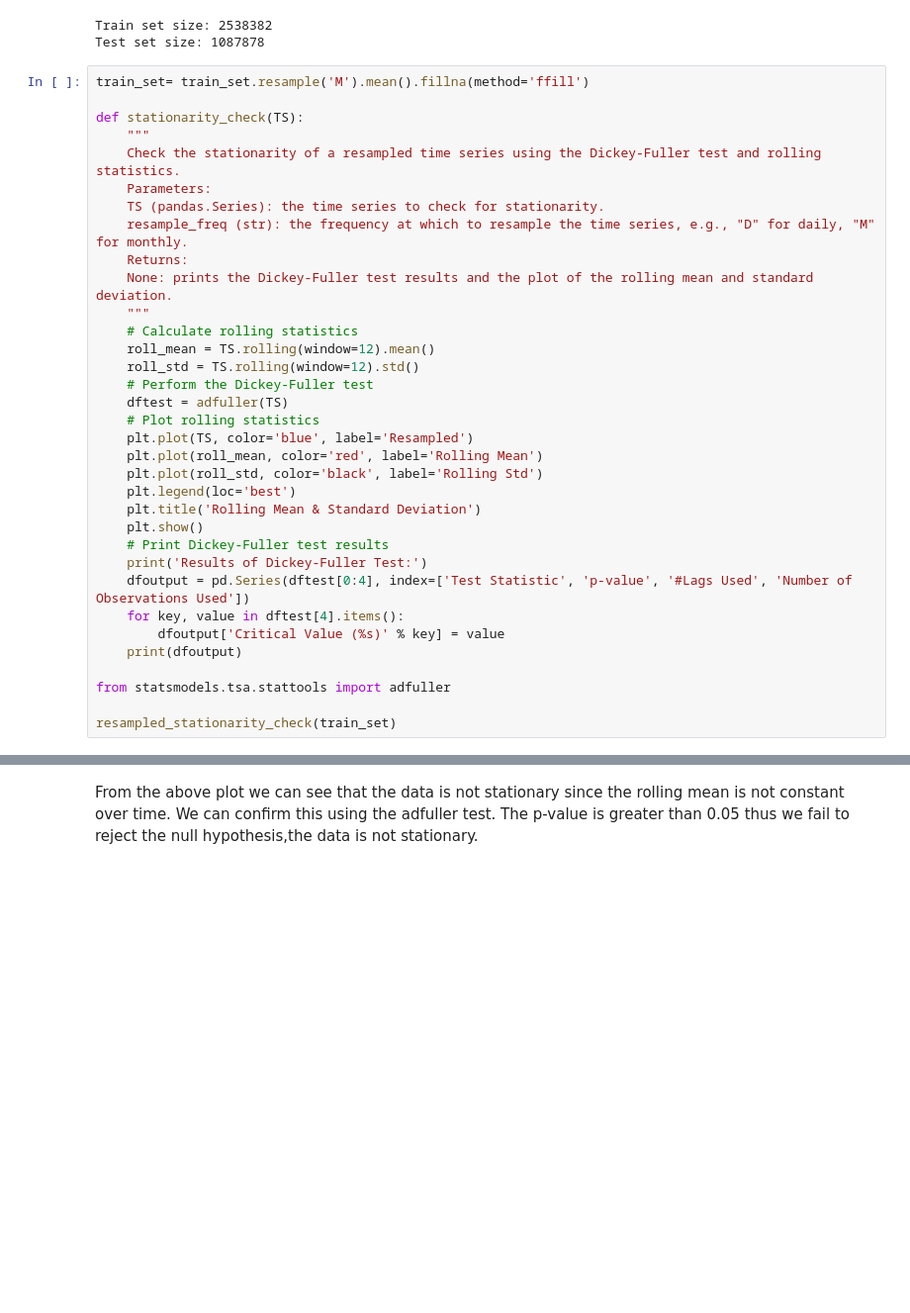
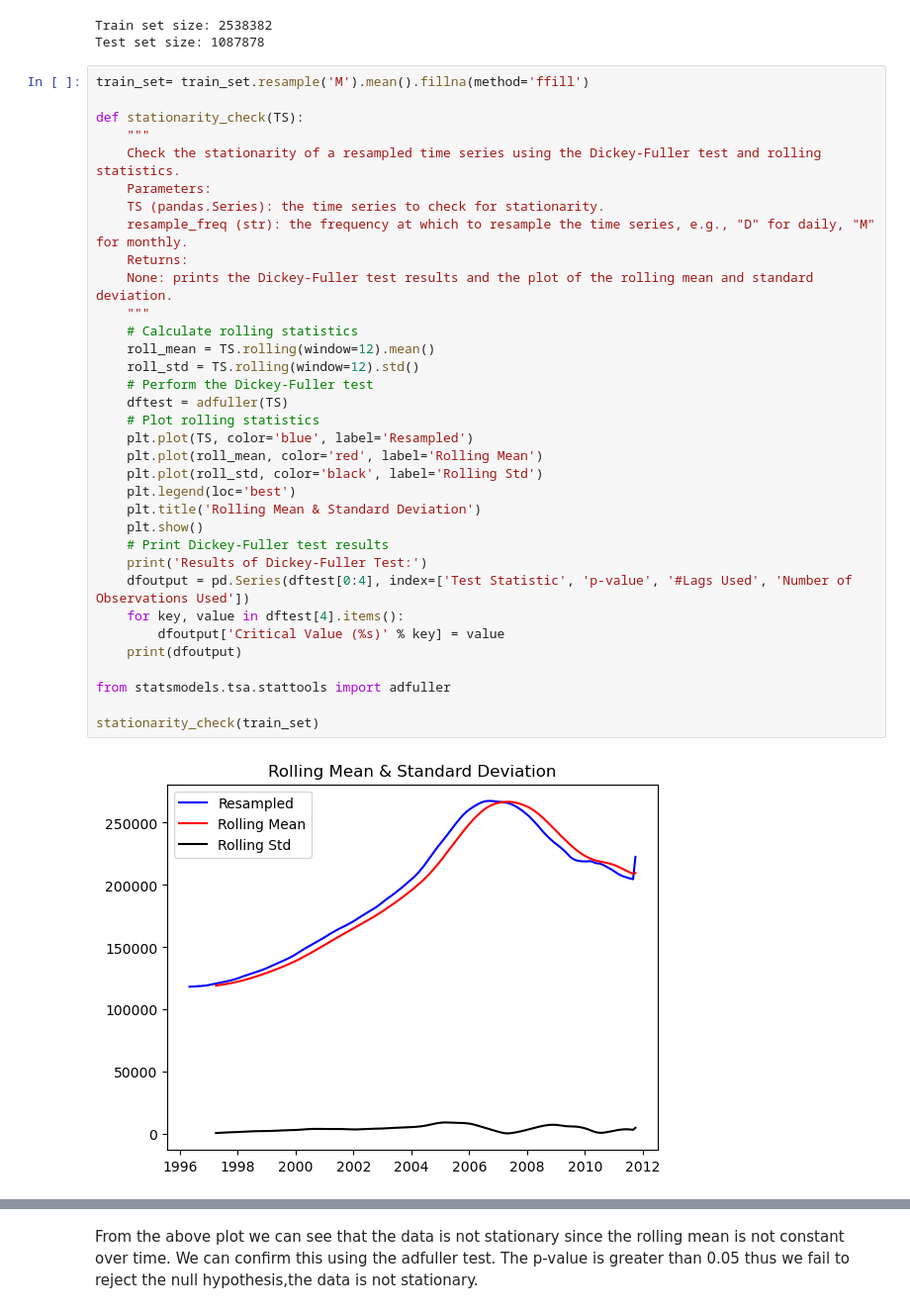
Before and after one commit to Eddie-254/Phase-4-Project, a Jupyter notebook: Main_Notebook.ipynb, the cells around one changed output, grey strips where cells are left out. Shown at 99% size. Drawn from its saved outputs; the diff is of its cells as text; blank space fills up the shorter version.

```diff
--- a/Main_Notebook.ipynb
+++ b/Main_Notebook.ipynb
@@ -659,31 +671,32 @@ def stationarity_check(TS):
     """
     Check the stationarity of a resampled time series using the Dickey-Fuller test and rolling statistics.
     Parameters:
     TS (pandas.Series): the time series to check for stationarity.
     resample_freq (str): the frequency at which to resample the time series, e.g., "D" for daily, "M" for monthly.
     Returns:
     None: prints the Dickey-Fuller test results and the plot of the rolling mean and standard deviation.
     """
     # Calculate rolling statistics
     roll_mean = TS.rolling(window=12).mean()
     roll_std = TS.rolling(window=12).std()
     # Perform the Dickey-Fuller test
     dftest = adfuller(TS)
     # Plot rolling statistics
     plt.plot(TS, color='blue', label='Resampled')
     plt.plot(roll_mean, color='red', label='Rolling Mean')
     plt.plot(roll_std, color='black', label='Rolling Std')
     plt.legend(loc='best')
     plt.title('Rolling Mean & Standard Deviation')
     plt.show()
     # Print Dickey-Fuller test results
     print('Results of Dickey-Fuller Test:')
     dfoutput = pd.Series(dftest[0:4], index=['Test Statistic', 'p-value', '#Lags Used', 'Number of Observations Used'])
     for key, value in dftest[4].items():
         dfoutput['Critical Value (%s)' % key] = value
     print(dfoutput)
 
 from statsmodels.tsa.stattools import adfuller
 
-resampled_stationarity_check(train_set)
+stationarity_check(train_set)
 # %% [output]
+[figure, added]
```
Also changed, not shown: parts of 35 cells of this notebook, 1 other file.
